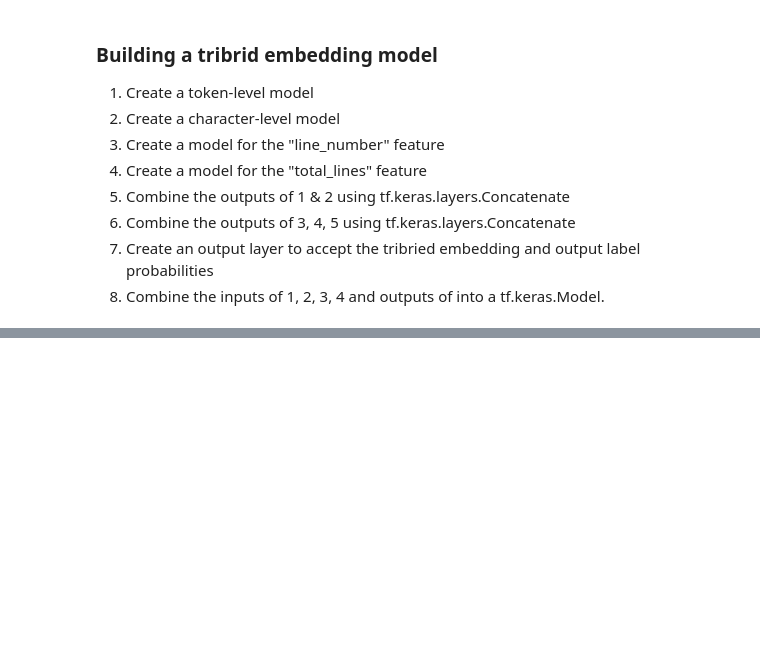
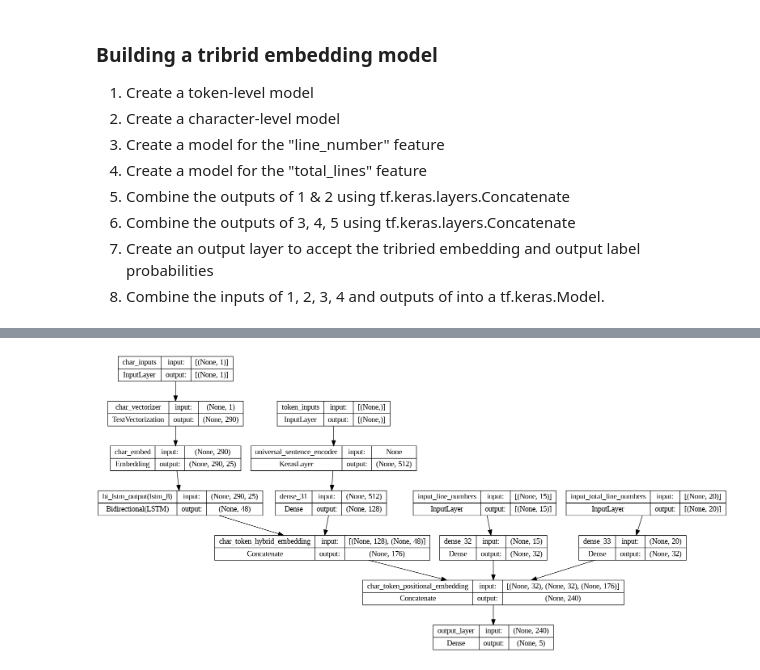
Before and after one commit to jrassoul/TensorFlow_Developer_Certificate_ZTM, a Jupyter notebook: 09_SkimLit_nlp_milestone_project/09_SkimLit_nlp_milestone_project_2.ipynb, the cells around one changed output, grey strips where cells are left out. Drawn from its saved outputs; the diff is of its cells as text; code cells hidden in the pictures; blank space fills up the shorter version.

Commit message:
fit model_5

```diff
--- a/09_SkimLit_nlp_milestone_project/09_SkimLit_nlp_milestone_project_2.ipynb
+++ b/09_SkimLit_nlp_milestone_project/09_SkimLit_nlp_milestone_project_2.ipynb
@@ -1205,30 +1205,47 @@ train_total_lines_one_hot.shape, train_total_lines_one_hot[:10]
 8. Combine the inputs of 1, 2, 3, 4 and outputs of into a tf.keras.Model.
 # %%
 # 1. Token inputs
-token_inputs_layer = tf.keras.Sequential([
+token_model = tf.keras.Sequential([
     tf.keras.layers.Input(shape=[], dtype=tf.string, name="token_inputs"),
     tf_hub_embedding_layer,
     tf.keras.layers.Dense(128, activation="relu"),
-], name="token_input_layer")
+], name="token_model")
 
 # 2. Char inputs
-char_inputs_layer = tf.keras.Sequential([
+char_model = tf.keras.Sequential([
     tf.keras.layers.Input(shape=(1, ), dtype=tf.string, name="char_inputs"),
     char_vectorizer,
     char_embed,
-    tf.keras.layers.Bidirectional(tf.keras.layers.LSTM(24), name="bi_lstm_output_layer")
-], name="char_inputs_layer")
+    tf.keras.layers.Bidirectional(tf.keras.layers.LSTM(24), name="bi_lstm_output")
+], name="char_model")
 
 # 3. Line numbers model
-line_numbers_layer = tf.keras.Sequential([
-    tf.keras.layers.Input(shape=(15,), dtype=tf.float32, name="input_line_numbers_layers"),
+line_number_model = tf.keras.Sequential([
+    tf.keras.layers.Input(shape=(15,), dtype=tf.float32, name="input_line_numbers"),
     tf.keras.layers.Dense(32, activation="relu")
-],name="line_number_layer")
+],name="line_number_model")
 
 # 4. Total lines model
-total_line_layer = tf.keras.Sequential([
-    tf.keras.layers.Input(shape=(20,), dtype=tf.float32, name="total_line_numbers_layers"),
+total_line_model = tf.keras.Sequential([
+    tf.keras.layers.Input(shape=(20,), dtype=tf.float32, name="input_total_line_numbers"),
     tf.keras.layers.Dense(32, activation="relu")
-],name="total_line_layer")
+],name="total_line_model")
 
 # 5. Combine token and cher embeddings into a hybrid embedding
+combined_embeddings = tf.keras.layers.Concatenate(name="char_token_hybrid_embedding")([token_model.output,
+                                                                                       char_model.output])
+z = tf.keras.layers.Dense(256, activation="relu")(combined_embeddings)
+z = tf.keras.layers.Dropout(0.5)(z)
+
+# 6. Combine positional embedding with combined token and char embeddings
+tribrid_embeddings = tf.keras.layers.Concatenate(name="char_token_positional_embedding")([line_number_model.output,
+                                                                                       total_line_model.output,
+                                                                                       combined_embeddings])
+# 7. Create output layer
+output_layer = tf.keras.layers.Dense(5, activation="softmax", name="output_layer")(tribrid_embeddings)
+
+# 8. Put together model with all kinds of inputs
+model_5 = tf.keras.Model(inputs=[line_number_model.input,
+                                 total_line_model.input,
+                                 token_model.input,
+                                 char_model.input], outputs =output_layer, name="tribrid_embedding_model")
@@ -1238,0 +1272,6 @@ AttributeError: ignored
+# %%
+# Plot hybrid token and charcter model
+from keras.utils import plot_model
+plot_model(model_5, show_shapes=True)
+# %% [output]
+[figure, added]
```
Also changed, not shown: parts of 35 cells of this notebook.
